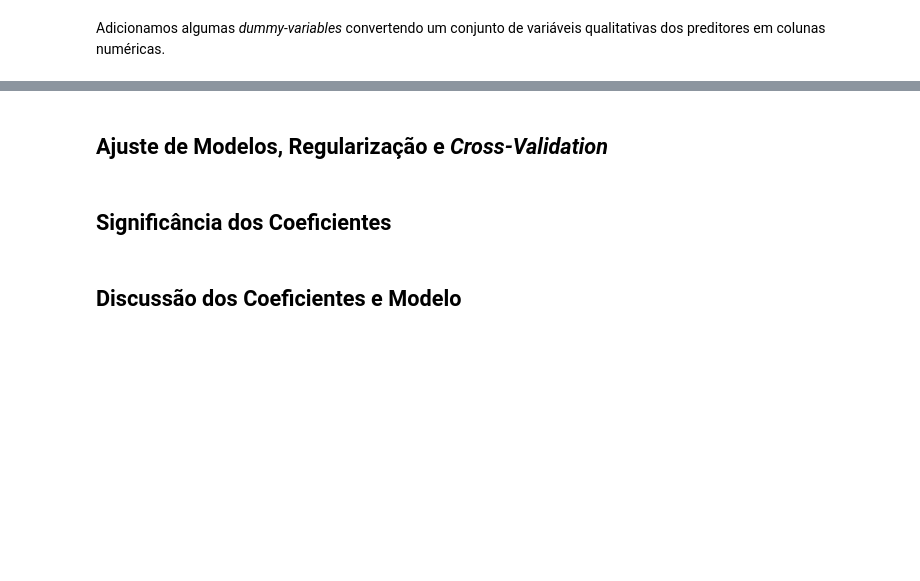
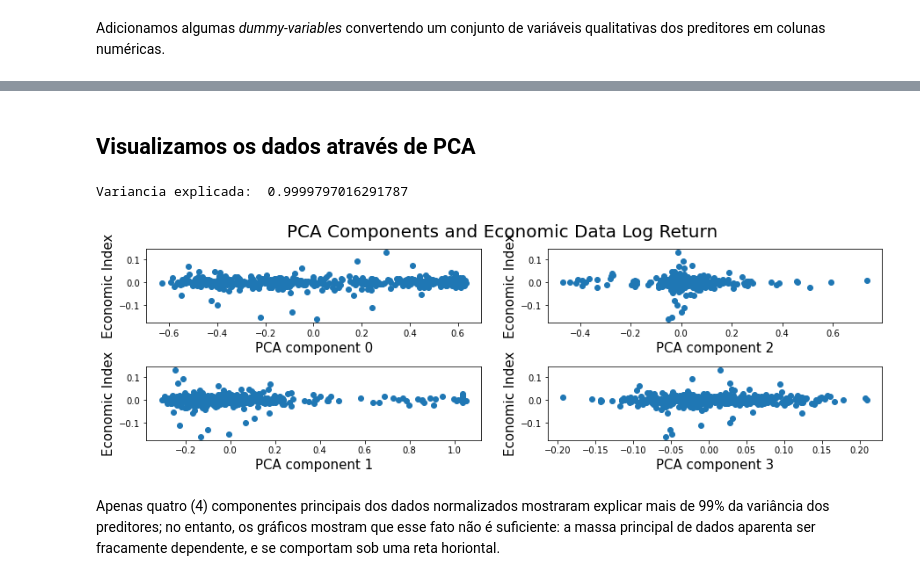
Before and after one commit to GiovaniValdrighi/Bolsonaro_Tweets, a Jupyter notebook: notebooks/effects_tweeter_economic_data.ipynb, the cells around one changed output, grey strips where cells are left out. Cells and saved outputs as stored; diff of their text form; code cells hidden in the pictures; blank space fills up the shorter version.

Commit message:
Develloping Model

```diff
--- a/notebooks/effects_tweeter_economic_data.ipynb
+++ b/notebooks/effects_tweeter_economic_data.ipynb
@@ -69,7 +73,8 @@ Para primeira análise, agregamos alguns dados com relação ao tweet mais favor
 agg_indexes = []
 
 for group_key, group in tweets_data.groupby("date", as_index=True):
-  most_favorited = group[group["favorite_count"] == group["favorite_count"].max()]
+  reference = "polarity"
+  most_favorited = group[group[reference] == group[reference].max()]
   most_favorited = most_favorited.sample(n=1)
   agg_indexes = np.append(agg_indexes, most_favorited.index)
 
@@ -129,6 +114,46 @@ economic_data_lr.plot()
-# %% [markdown]
-## Ajuste de Modelos, Regularização e *Cross-Validation*
-# %% [markdown]
-## Significância dos Coeficientes
-# %% [markdown]
-## Discussão dos Coeficientes e Modelo
+# %%
+predictors = tweets_dayly.columns
+responses = economic_data.columns
+
+# chose a response economic index as example
+# and express it as a log-return index
+response = "ibovespa"
+economic_data_lr = np.log(1 + economic_data[response].dropna().pct_change())
+
+# put tempotal series together
+data = pd.concat([economic_data_lr, tweets_dayly], axis=1).dropna()
+
+# separate train and test data
+data_train, data_test = train_test_split(data)
+EILR_train, EILR_test = data_train[response], data_test[response]
+DTw_train, DTw_test = data_train[predictors], data_test[predictors]
+
+# normalize preditors
+normalizer = Normalizer().fit(DTw_train)
+DTw_train = pd.DataFrame(normalizer.transform(DTw_train), columns=predictors)
+DTw_test = pd.DataFrame(normalizer.transform(DTw_test), columns=predictors)
+# %% [markdown]
+## Visualizamos os dados através de PCA
+# %%
+transformer = PCA(4).fit(DTw_train)
+print("Variancia explicada: ", np.sum(transformer.explained_variance_ratio_))
+
+DTw_train_4d = pd.DataFrame(transformer.transform(DTw_train), columns=[0,1,2,3])
+DTw_test_4d = pd.DataFrame(transformer.transform(DTw_test), columns=[0,1,2,3])
+
+fig, ax = plt.subplots(2,2,figsize=(15,4))
+
+for i in range(2):
+  for j in range(2):
+    ax[i][j].scatter(DTw_train_4d[i+j*2], EILR_train)
+    ax[i][j].set_xlabel("PCA component {}".format(i+j*2), fontsize=15)
+    ax[i][j].set_ylabel("Economic Index", fontsize=15)
+
+fig.suptitle("PCA Components and Economic Data Log Return", fontsize=20)
+fig.subplots_adjust(hspace=0.6)
+plt.show()
+# %% [output]
+Variancia explicada:  0.9999797016291787
+[figure, added]
+# %% [markdown]
+Apenas quatro (4) componentes principais dos dados normalizados mostraram explicar mais de 99% da variância dos preditores; no entanto, os gráficos mostram que esse fato não é suficiente: a massa principal de dados aparenta ser fracamente dependente, e se comportam sob uma reta horiontal.
```
Also changed, not shown: parts of 21 cells of this notebook.
